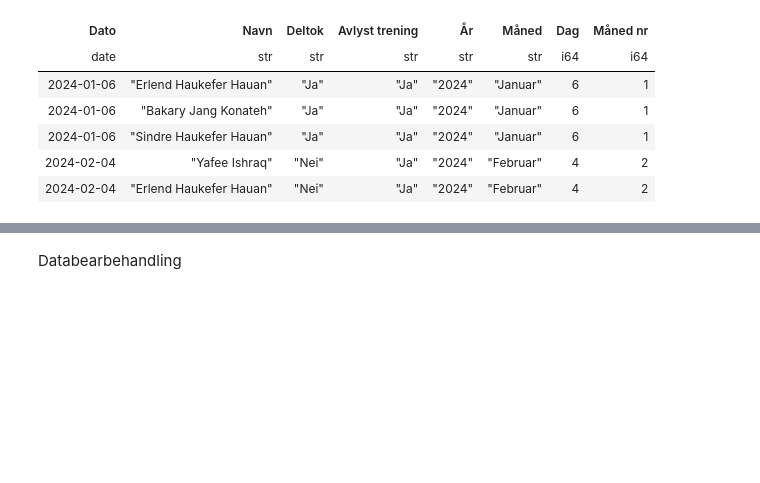
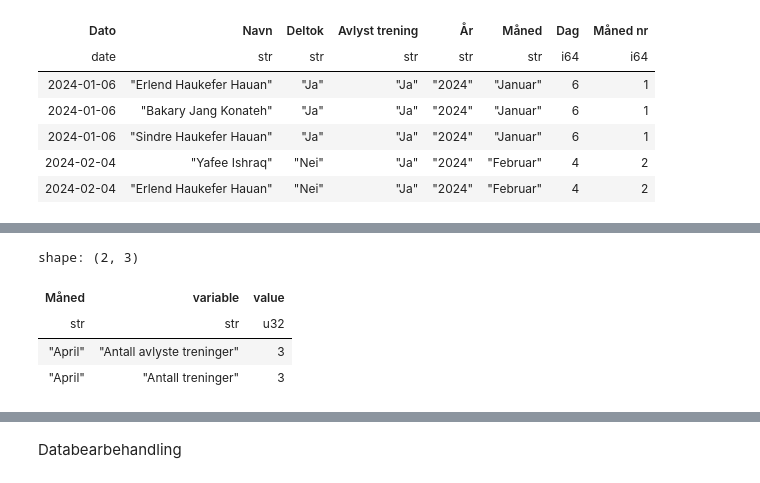
Before and after one commit to PolarsDude/treningsstatistikk-, a Jupyter notebook: test_fil.ipynb, the cells around one changed output, grey strips where cells are left out. Drawn from its saved outputs; the diff is of its cells as text; code cells hidden in the pictures; blank space fills up the shorter version.

```diff
--- a/test_fil.ipynb
+++ b/test_fil.ipynb
@@ -24,3 +69,11 @@ shape: (5, 8)
+# %%
+antall_treninger.filter(pl.col('Måned')=='April')
+# %% [output]
+shape: (2, 3)
+| Måned | variable | value |
+| str | str | u32 |
+| "April" | "Antall avlyste treninger" | 3 |
+| "April" | "Antall treninger" | 3 |
 # %%
 (df
 .group_by('Navn')
```
Also changed, not shown: parts of 6 cells of this notebook, 1 other file.
